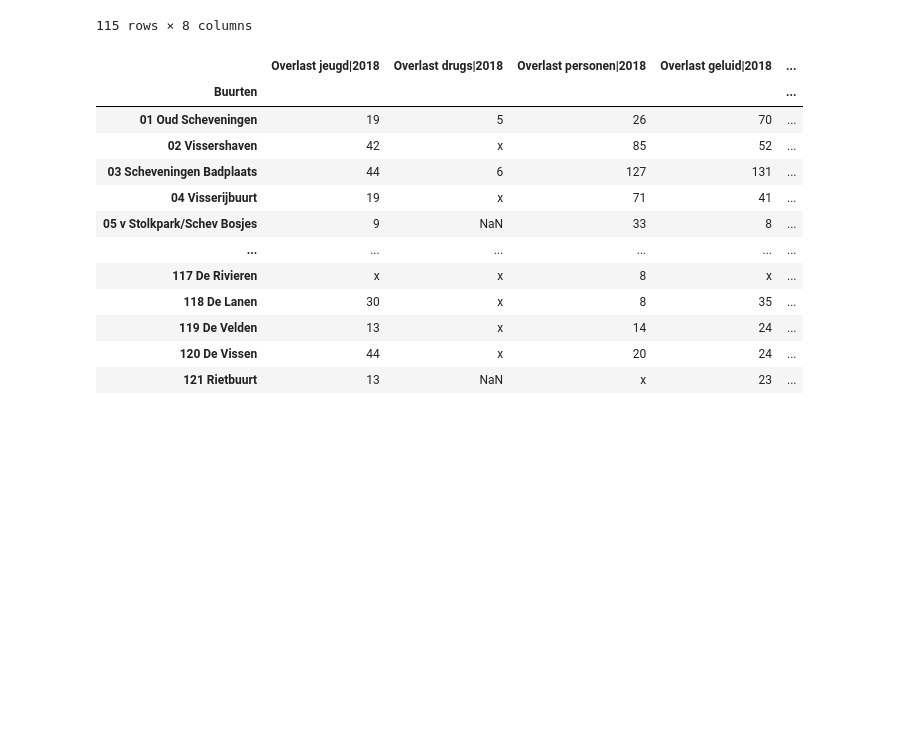
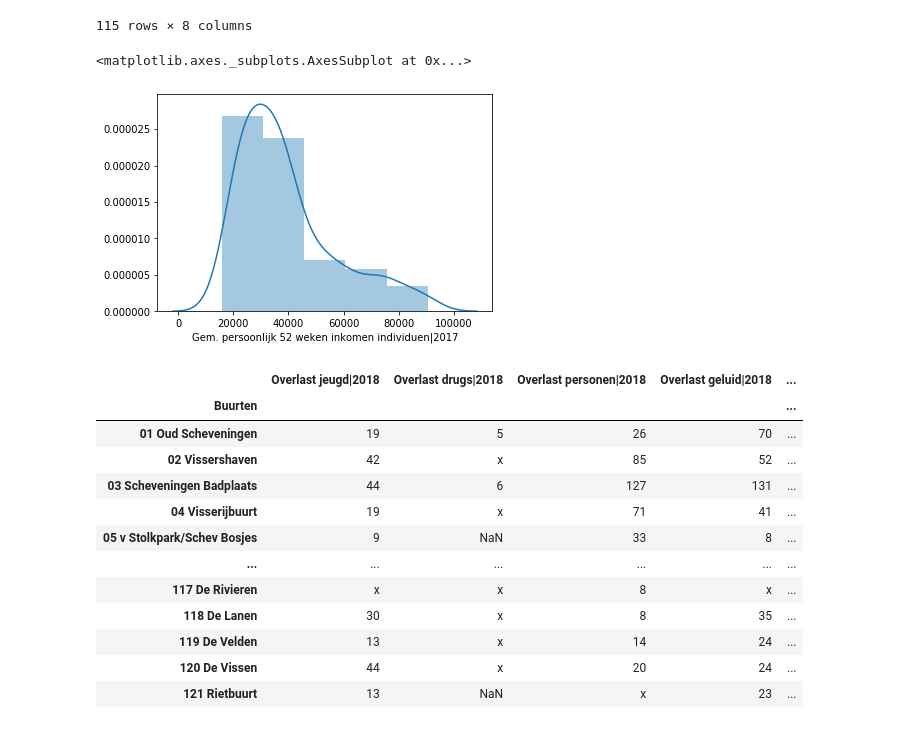
Before and after one commit to J-h-V/OpenDataDenHaag, a Jupyter notebook: GISMap.ipynb, the cells around one changed output. Cells and saved outputs as stored; diff of their text form; code cells hidden in the pictures; blank space fills up the shorter version.

```diff
--- a/GISMap.ipynb
+++ b/GISMap.ipynb
@@ -106,6 +93,12 @@ income_2014 = income.filter(like="2014",axis=1).replace("x",None).replace("-",No
 income_2015 = income.filter(like="2015",axis=1).replace("x",None).replace("-",None).replace(np.nan,None).astype("int")
 income_2016 = income.filter(like="2016",axis=1).replace("x",None).replace("-",None).replace(np.nan,None).astype("int")
 income_2017 = income.filter(like="2017",axis=1).replace("x",None).replace("-",None).replace(np.nan,None).astype("int")
+# %%
+#When dividing income into 5 "social classes", this is the distribution.
+sns.distplot(income_2017["Gem. persoonlijk 52 weken inkomen individuen|2017"],bins=5)
+# %% [output]
+<matplotlib.axes._subplots.AxesSubplot at 0x...>
+[figure, added]
 # %%
 criminaliteit = pd.read_csv('data/criminaliteit.csv',sep=";").set_index("Buurten")
 criminaliteit
```
Also changed, not shown: parts of 11 cells of this notebook, 7 other files.
